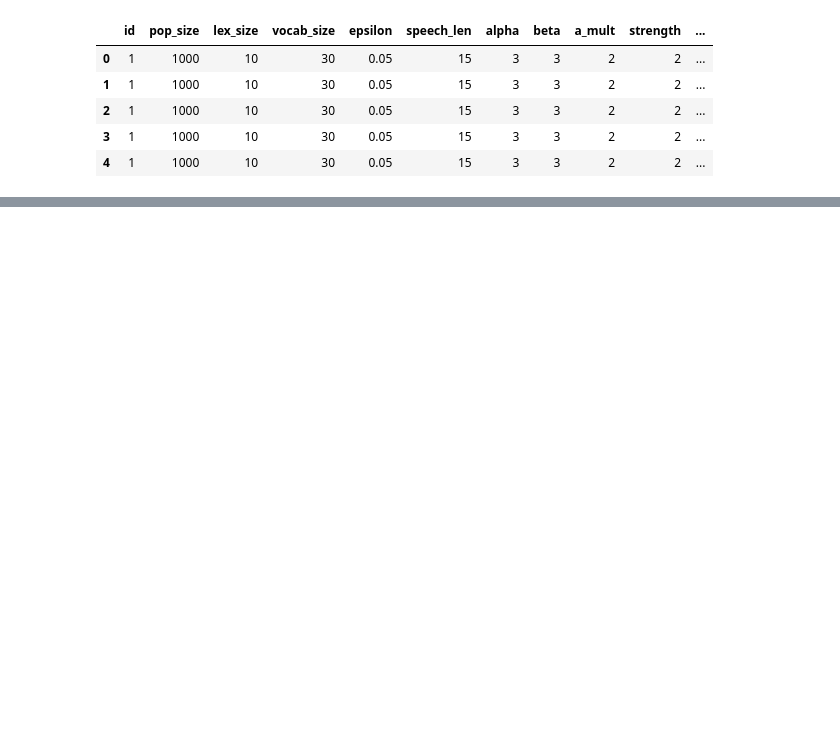
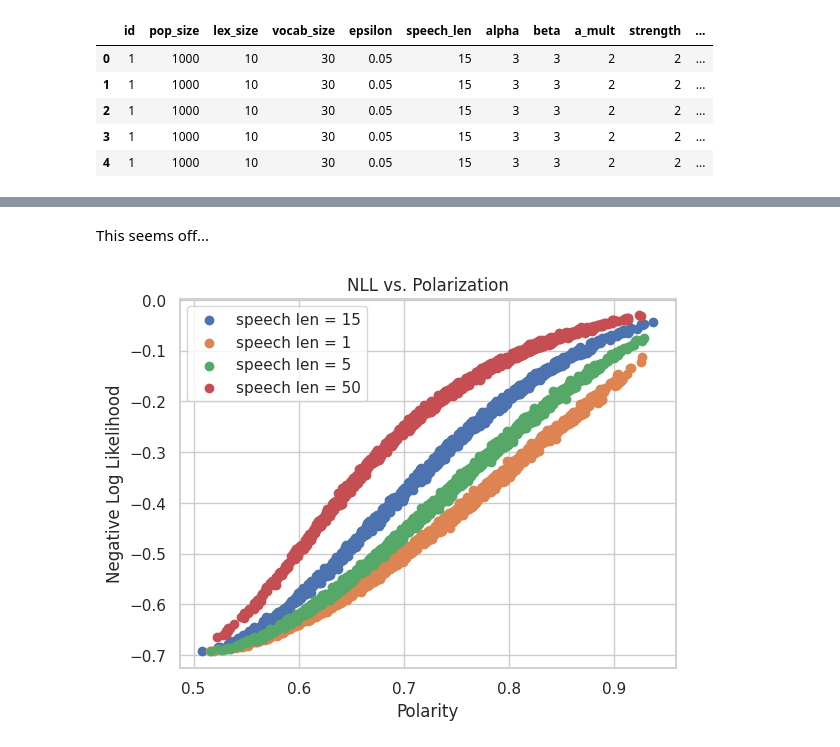
Before and after one commit to jcheigh/fictitious-prediction, a Jupyter notebook: src/analysis.ipynb, the cells around one changed output, grey strips where cells are left out. Saved outputs shown, nothing was run; the diff lists cells and outputs as text; code cells hidden in the pictures; blank space fills up the shorter version.

```diff
--- a/src/analysis.ipynb
+++ b/src/analysis.ipynb
@@ -143,0 +246,37 @@ plot(bce_large)
+# %% [markdown]
+This seems off...
+# %%
+defaults = {
+    "lex_size" : 10,
+    'pop_size' : 10000,
+    'epsilon' : .05,
+    'alpha'    : 3,
+    'beta'     : 3,
+    'a_mult'   : 2,
+    'scoring'  : 'neg_log_loss',
+    'strength' : 2,
+    'num_folds' : 5
+}
+
+
+sns.set(style="whitegrid")
+
+for e in df['speech_len'].unique():
+    condition = (df['speech_len'] == e)
+    for key, value in defaults.items():
+        condition &= (df[key] == value)
+
+    ep = df[condition].dropna(subset=['rho','score'])
+
+    if not ep.empty:
+        x = ep['rho'].values.reshape(-1, 1)
+        y = ep['score'].values
+        plt.scatter(x, -y, label=f'speech len = {e}')
+
+plt.legend()
+plt.xlabel('Polarity')
+plt.ylabel('Negative Log Likelihood')
+plt.title('NLL vs. Polarization')
+plt.show()
+# %% [output]
+[figure, added]
```
Also changed, not shown: parts of 15 cells of this notebook, 3 other files.
